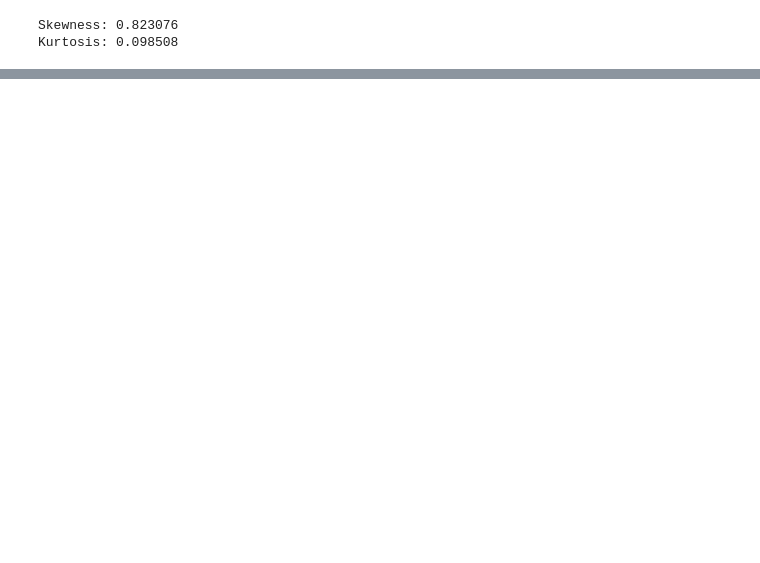
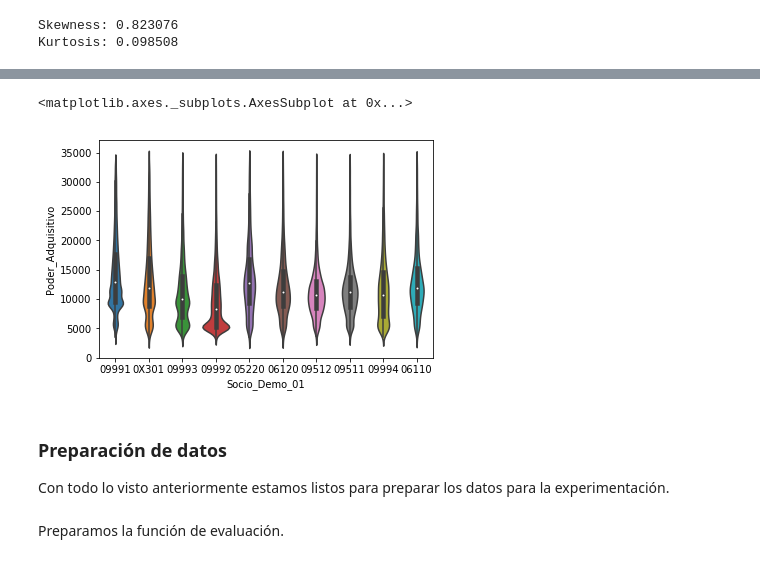
Before and after one commit to AlwaysLearningDeeper/Salesforce-Predictive-Modelling, a Jupyter notebook: jairsan/data_exploration.ipynb, the cells around one changed output, grey strips where cells are left out. Saved outputs shown, nothing was run; the diff lists cells and outputs as text; code cells hidden in the pictures; blank space fills up the shorter version.

```diff
--- a/jairsan/data_exploration.ipynb
+++ b/jairsan/data_exploration.ipynb
@@ -112,0 +148,3 @@ sns.distplot(train_df_clean["Poder_Adquisitivo"])
+# %%
+topk_socio_01 = train_df["Socio_Demo_01"].value_counts()[:10]
+topk_socio_01
@@ -112,0 +170,13 @@ sns.distplot(train_df_clean["Poder_Adquisitivo"])
+# %%
+socio_01_keys = list(topk_socio_01.keys())
+condition_array = [False] * len(train_df_no_outliers["Socio_Demo_01"])
+for i in range(len(condition_array)):
+    condition_array[i] = str(train_df_no_outliers["Socio_Demo_01"].iloc[i]) in socio_01_keys
+
+sns.violinplot(x=train_df_no_outliers["Socio_Demo_01"].loc[condition_array],y=train_df_no_outliers["Poder_Adquisitivo"].loc[condition_array])
+# %% [output]
+<matplotlib.axes._subplots.AxesSubplot at 0x...>
+[figure, added]
+# %% [markdown]
+### Preparación de datos
+Con todo lo visto anteriormente estamos listos para preparar los datos para la experimentación.
@@ -112,0 +249,2 @@ sns.distplot(train_df_clean["Poder_Adquisitivo"])
+# %% [markdown]
+Preparamos la función de evaluación.
```
Also changed, not shown: parts of 38 cells of this notebook.
